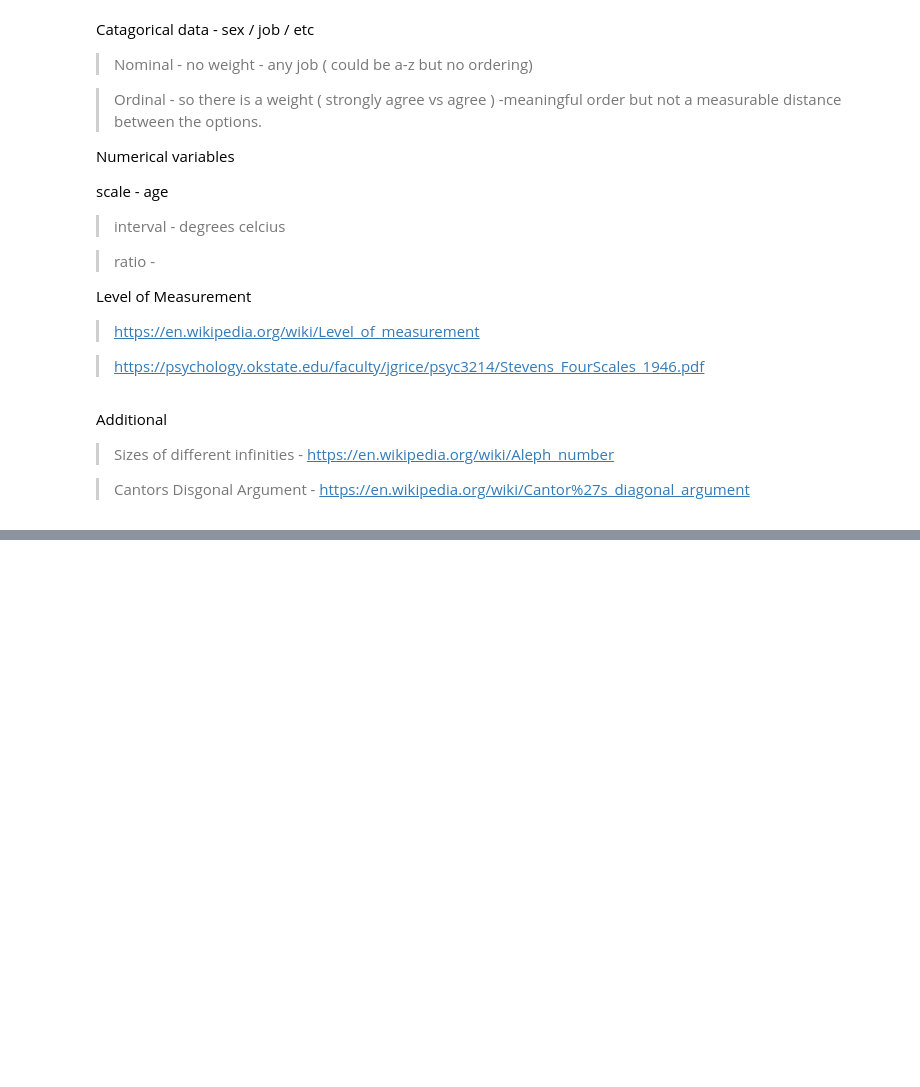
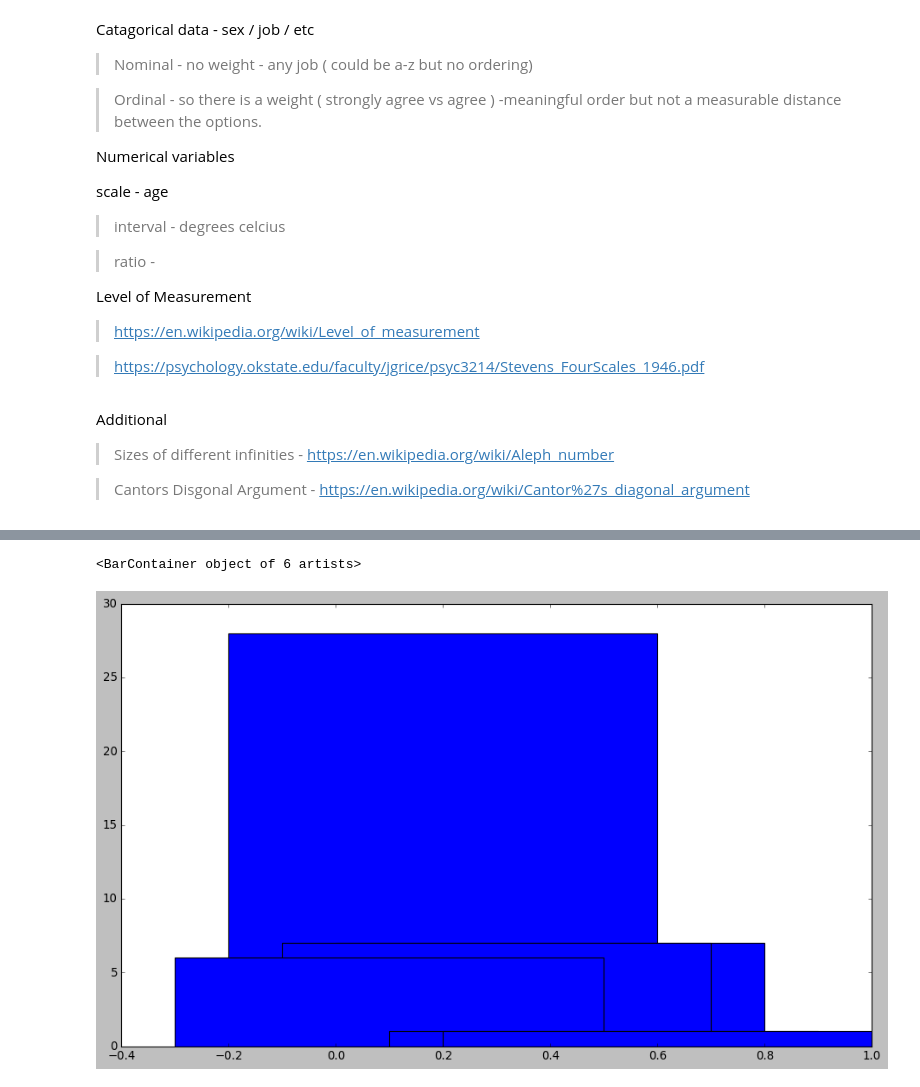
Before and after one commit to VCurry20/Jupyter-FDA2021, a Jupyter notebook: Week 8/Week 8 .ipynb, the cells around one changed output, grey strips where cells are left out. Cells and saved outputs as stored; diff of their text form; code cells hidden in the pictures; blank space fills up the shorter version.

```diff
--- a/Week 8/Week 8 .ipynb
+++ b/Week 8/Week 8 .ipynb
@@ -58,0 +204,10 @@ Additional
+# %%
+df_setosa =df[df['Species']=='Iris-setosa']
+df_setosa['PetalWidthCm'].to_numpy()         # setosa petal width
+
+
+
+# if i limit myself to these data is a bar chart ok to use?
+# how many had 0.2 values?
+
+# lets see
@@ -58,0 +241,5 @@ Additional
+# %%
+# setosa petal widths
+
+petals = df_setosa['PetalWidthCm']
+petals
@@ -58,0 +264,5 @@ Additional
+# %%
+# get the value counts of the setosa petal width
+
+petal_counts = petals.value_counts()
+petal_counts
@@ -58,0 +277,16 @@ Additional
+# %%
+# create bar chart
+
+plt.bar(petal_counts.index, petal_counts)
+
+
+# x can be float or arrary ( arrays will be split along the x axis)
+
+# this output is madness
+
+# the index labels are numbers so this is not a good ides
+
+# bar chart is not suitable for this data - when lables are numbers
+# %% [output]
+<BarContainer object of 6 artists>
+[figure, added]
```
Also changed, not shown: parts of 23 cells of this notebook, 1 other file.
